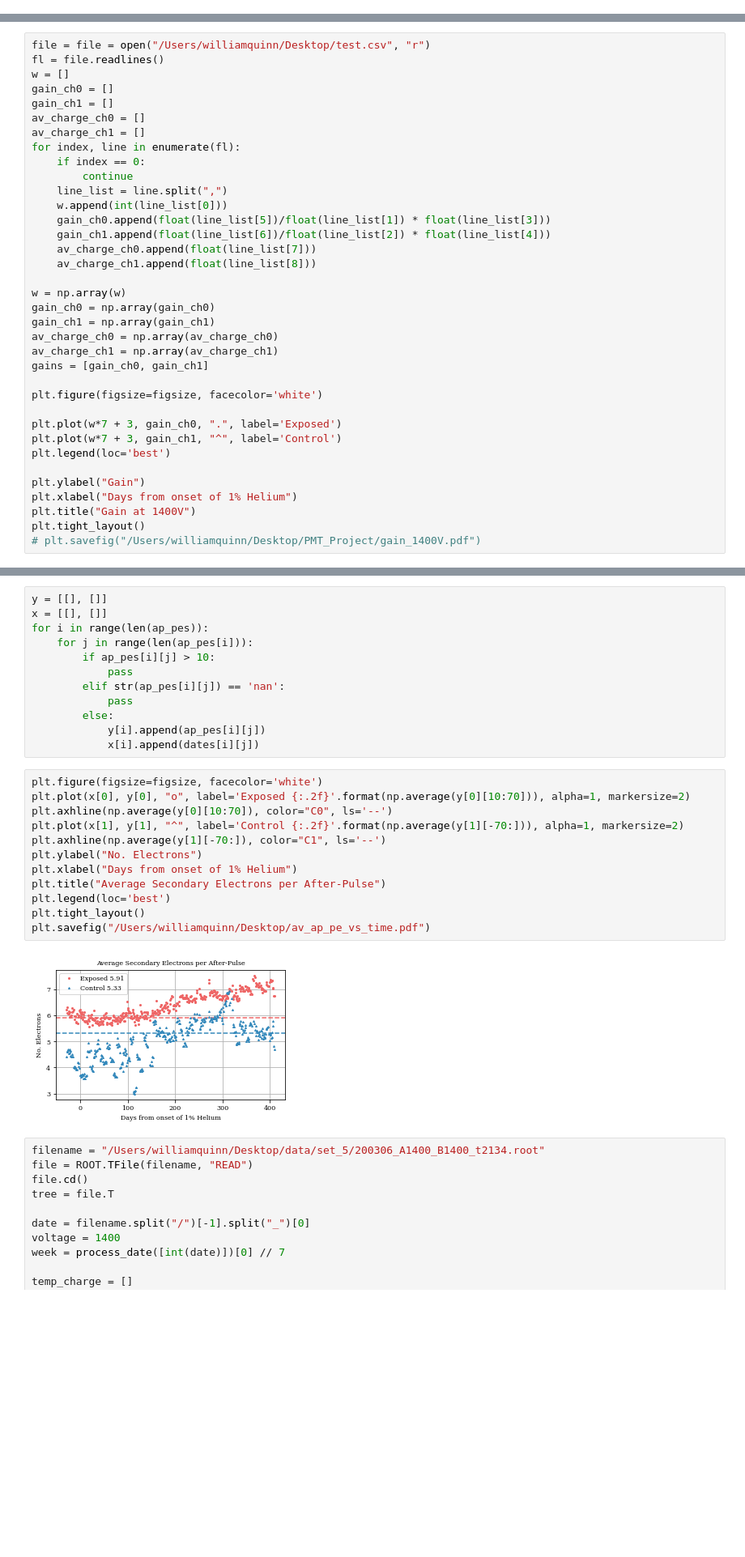
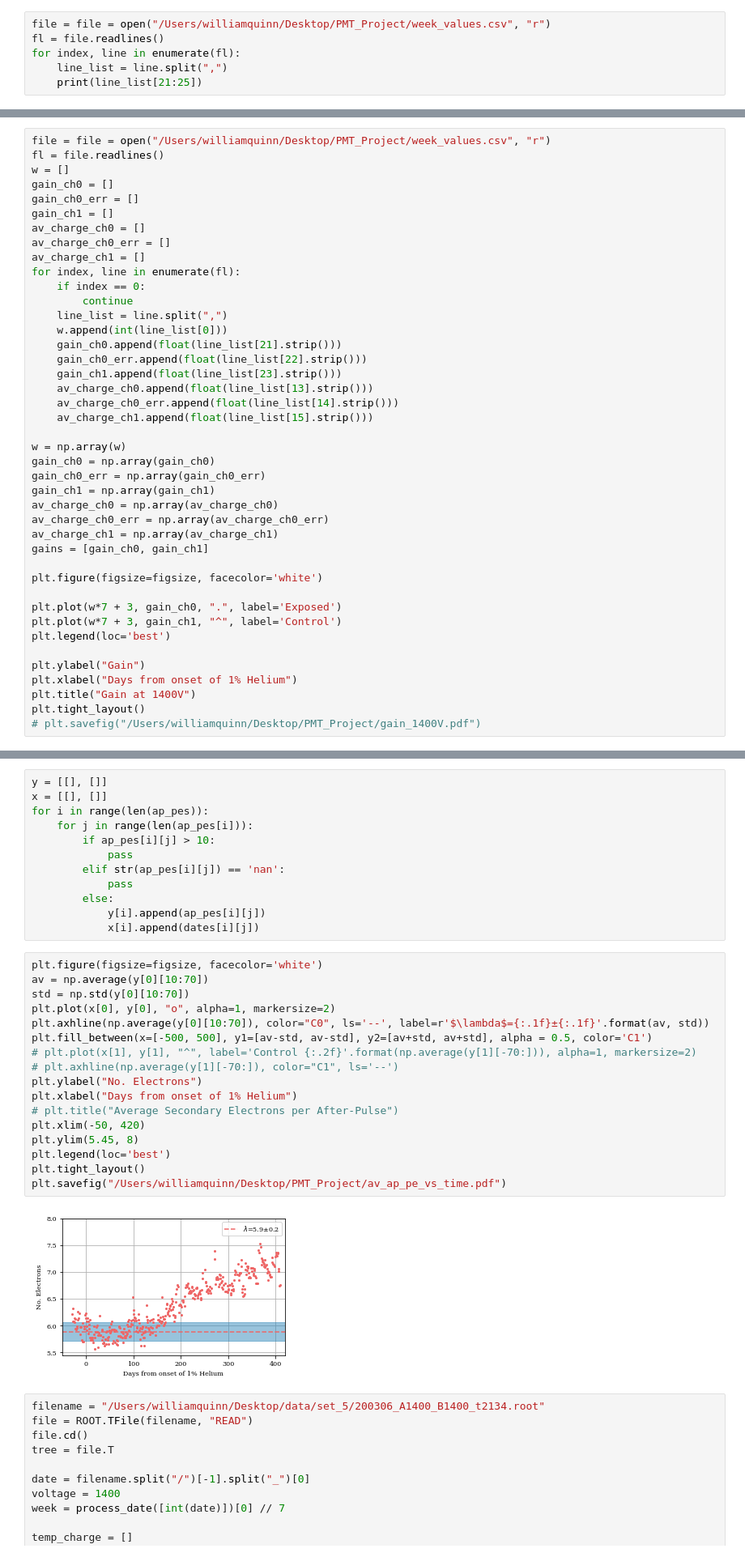
Before and after one commit to SuperNEMO-DBD/PMT-ShapeAnalysis, a Jupyter notebook: pmt_he_study/summary_files/notebooks/ap_charge.ipynb, the cells around one changed output, grey strips where cells are left out. Shown at 81% size. Cells and saved outputs as stored; diff of their text form; blank space fills up the shorter version.

```diff
--- a/pmt_he_study/summary_files/notebooks/ap_charge.ipynb
+++ b/pmt_he_study/summary_files/notebooks/ap_charge.ipynb
@@ -66,3 +68,9 @@ print(-1 * np.sum(y/(-1*np.amin(y)) * 12)/50 /1.6e-7 / 1700000)
 # %% [output]
 5.420681495410387
 [figure]
+# %%
+file = file = open("/Users/williamquinn/Desktop/PMT_Project/week_values.csv", "r")
+fl = file.readlines()
+for index, line in enumerate(fl):
+    line_list = line.split(",")
+    print(line_list[21:25])
@@ -69,25 +95,31 @@ print(-1 * np.sum(y/(-1*np.amin(y)) * 12)/50 /1.6e-7 / 1700000)
 # %%
-file = file = open("/Users/williamquinn/Desktop/test.csv", "r")
+file = file = open("/Users/williamquinn/Desktop/PMT_Project/week_values.csv", "r")
 fl = file.readlines()
 w = []
 gain_ch0 = []
+gain_ch0_err = []
 gain_ch1 = []
 av_charge_ch0 = []
+av_charge_ch0_err = []
 av_charge_ch1 = []
 for index, line in enumerate(fl):
     if index == 0:
         continue
     line_list = line.split(",")
     w.append(int(line_list[0]))
-    gain_ch0.append(float(line_list[5])/float(line_list[1]) * float(line_list[3]))
-    gain_ch1.append(float(line_list[6])/float(line_list[2]) * float(line_list[4]))
-    av_charge_ch0.append(float(line_list[7]))
-    av_charge_ch1.append(float(line_list[8]))
+    gain_ch0.append(float(line_list[21].strip()))
+    gain_ch0_err.append(float(line_list[22].strip()))
+    gain_ch1.append(float(line_list[23].strip()))
+    av_charge_ch0.append(float(line_list[13].strip()))
+    av_charge_ch0_err.append(float(line_list[14].strip()))
+    av_charge_ch1.append(float(line_list[15].strip()))
 
 w = np.array(w)
 gain_ch0 = np.array(gain_ch0)
+gain_ch0_err = np.array(gain_ch0_err)
 gain_ch1 = np.array(gain_ch1)
 av_charge_ch0 = np.array(av_charge_ch0)
+av_charge_ch0_err = np.array(av_charge_ch0_err)
 av_charge_ch1 = np.array(av_charge_ch1)
 gains = [gain_ch0, gain_ch1]
 
@@ -219,18 +311,23 @@ for i in range(len(ap_pes)):
             x[i].append(dates[i][j])
 # %%
 plt.figure(figsize=figsize, facecolor='white')
-plt.plot(x[0], y[0], "o", label='Exposed {:.2f}'.format(np.average(y[0][10:70])), alpha=1, markersize=2)
-plt.axhline(np.average(y[0][10:70]), color="C0", ls='--')
-plt.plot(x[1], y[1], "^", label='Control {:.2f}'.format(np.average(y[1][-70:])), alpha=1, markersize=2)
-plt.axhline(np.average(y[1][-70:]), color="C1", ls='--')
+av = np.average(y[0][10:70])
+std = np.std(y[0][10:70])
+plt.plot(x[0], y[0], "o", alpha=1, markersize=2)
+plt.axhline(np.average(y[0][10:70]), color="C0", ls='--', label=r'$\lambda$={:.1f}±{:.1f}'.format(av, std))
+plt.fill_between(x=[-500, 500], y1=[av-std, av-std], y2=[av+std, av+std], alpha = 0.5, color='C1')
+# plt.plot(x[1], y[1], "^", label='Control {:.2f}'.format(np.average(y[1][-70:])), alpha=1, markersize=2)
+# plt.axhline(np.average(y[1][-70:]), color="C1", ls='--')
 plt.ylabel("No. Electrons")
 plt.xlabel("Days from onset of 1% Helium")
-plt.title("Average Secondary Electrons per After-Pulse")
+# plt.title("Average Secondary Electrons per After-Pulse")
+plt.xlim(-50, 420)
+plt.ylim(5.45, 8)
 plt.legend(loc='best')
 plt.tight_layout()
-plt.savefig("/Users/williamquinn/Desktop/av_ap_pe_vs_time.pdf")
+plt.savefig("/Users/williamquinn/Desktop/PMT_Project/av_ap_pe_vs_time.pdf")
 # %% [output]
-[figure, old version]
+[figure, new version]
 # %%
 filename = "/Users/williamquinn/Desktop/data/set_5/200306_A1400_B1400_t2134.root"
 file = ROOT.TFile(filename, "READ")
```
Also changed, not shown: parts of 6 cells of this notebook, 8 other files.
